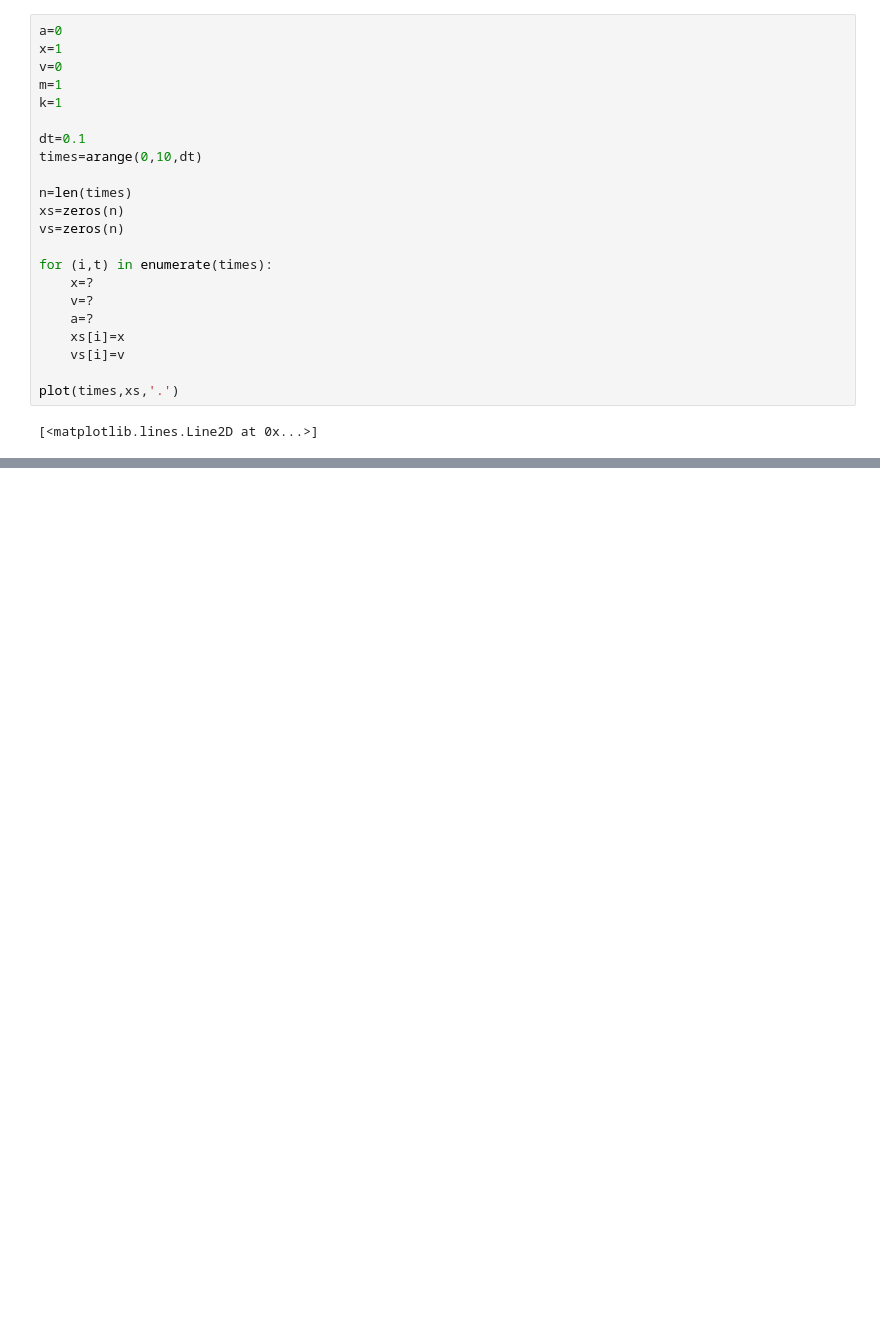
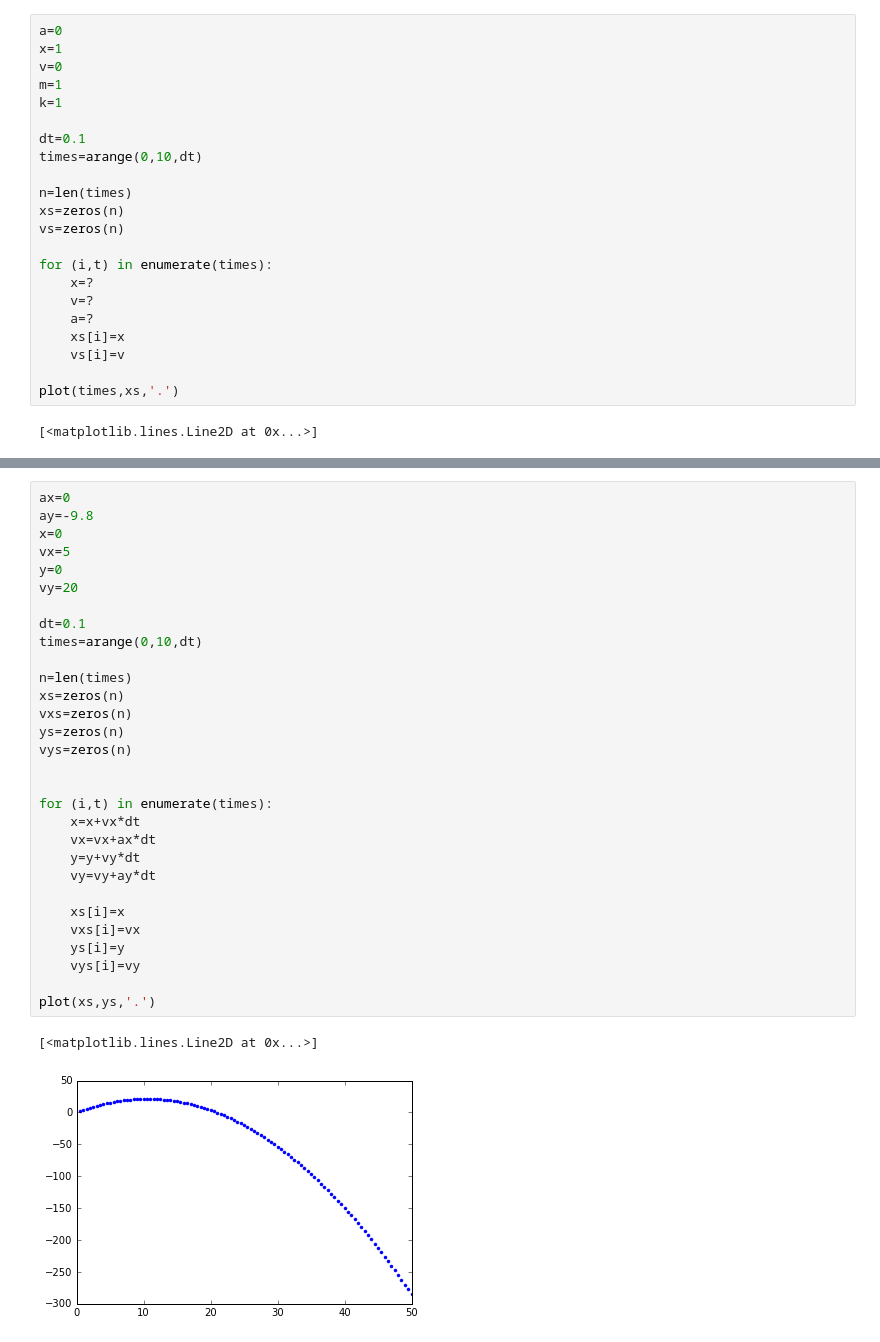
Before and after one commit to uriba/ExplorePhysics, a Jupyter notebook: Lesson-04-loops-and-the-euler-method.ipynb, the cells around one changed output, grey strips where cells are left out. Drawn from its saved outputs; the diff is of its cells as text; blank space fills up the shorter version.

```diff
--- a/Lesson-04-loops-and-the-euler-method.ipynb
+++ b/Lesson-04-loops-and-the-euler-method.ipynb
@@ -328 +355,34 @@ plot(times,xs,'.')
 </div>
+# %%
+ax=0
+ay=-9.8
+x=0
+vx=5
+y=0
+vy=20
+
+dt=0.1
+times=arange(0,10,dt)
+
+n=len(times)
+xs=zeros(n)
+vxs=zeros(n)
+ys=zeros(n)
+vys=zeros(n)
+
+
+for (i,t) in enumerate(times):
+    x=x+vx*dt
+    vx=vx+ax*dt
+    y=y+vy*dt
+    vy=vy+ay*dt
+
+    xs[i]=x
+    vxs[i]=vx
+    ys[i]=y
+    vys[i]=vy
+
+plot(xs,ys,'.')
+# %% [output]
+[<matplotlib.lines.Line2D at 0x...>]
+[figure, added]
```
Also changed, not shown: parts of 8 cells of this notebook, 1 other file.
